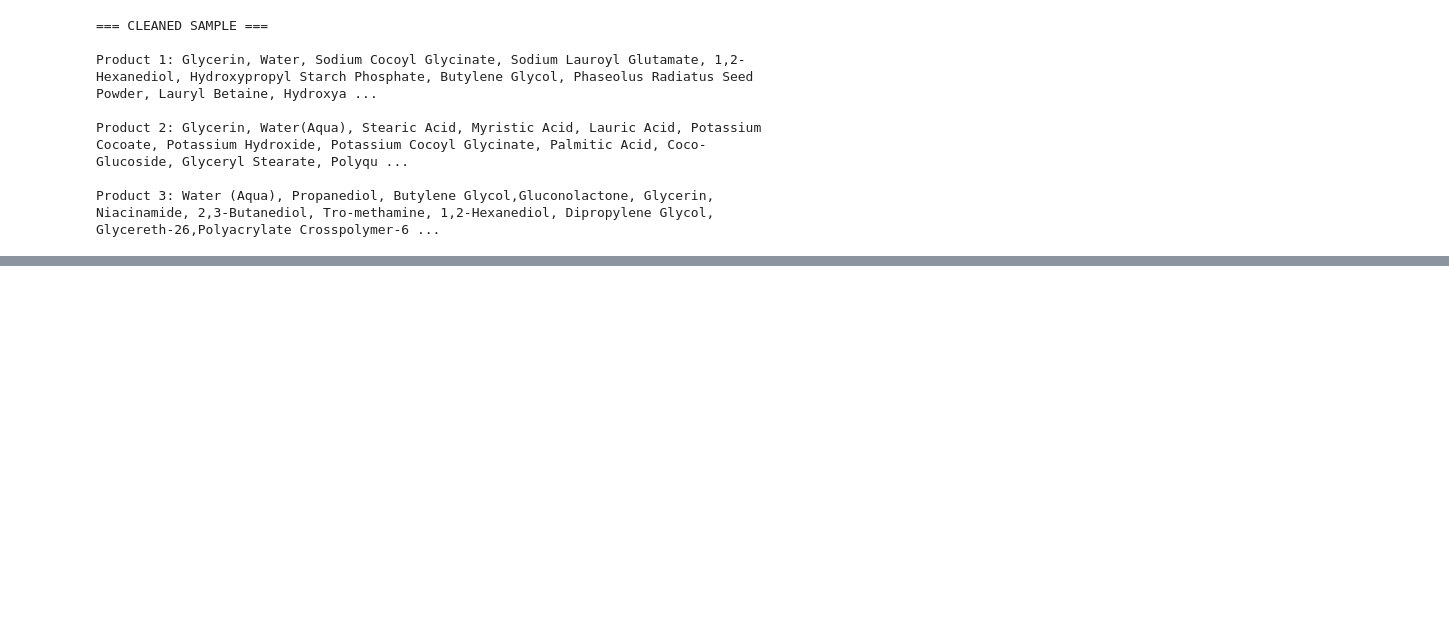
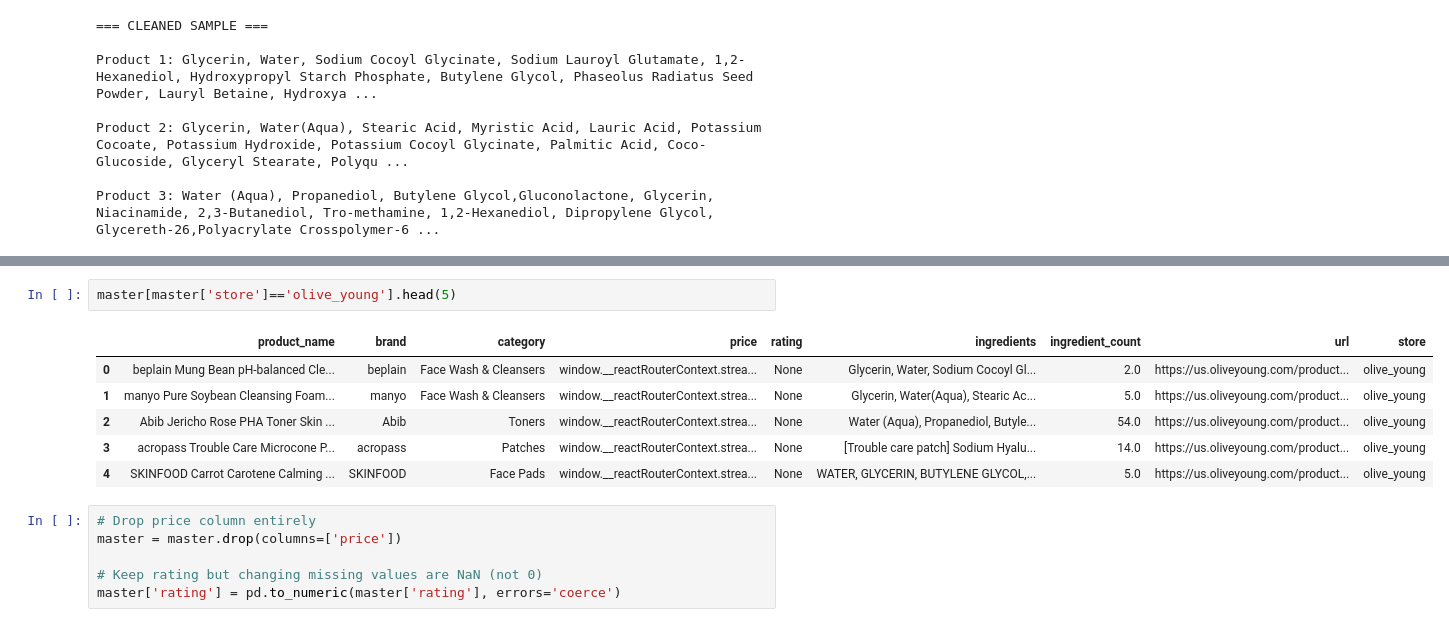
Before and after one commit to dairalmerino/Skinify, a Jupyter notebook: notebooks/04_merge_datasets.ipynb, the cells around one changed output, grey strips where cells are left out. Drawn from its saved outputs; the diff is of its cells as text; blank space fills up the shorter version.

```diff
--- a/notebooks/04_merge_datasets.ipynb
+++ b/notebooks/04_merge_datasets.ipynb
@@ -153,0 +191,15 @@ Product 3: Water (Aqua), Propanediol, Butylene Glycol,Gluconolactone, Glycerin,
+# %%
+master[master['store']=='olive_young'].head(5)
+# %% [output]
+|  | product_name | brand | category | price | rating | ingredients | ingredient_count | url | store |
+| 0 | beplain Mung Bean pH-balanced Cle... | beplain | Face Wash & Cleansers | window.__reactRouterContext.strea... | None | Glycerin, Water, Sodium Cocoyl Gl... | 2.0 | https://us.oliveyoung.com/product... | olive_young |
+| 1 | manyo Pure Soybean Cleansing Foam... | manyo | Face Wash & Cleansers | window.__reactRouterContext.strea... | None | Glycerin, Water(Aqua), Stearic Ac... | 5.0 | https://us.oliveyoung.com/product... | olive_young |
+| 2 | Abib Jericho Rose PHA Toner Skin ... | Abib | Toners | window.__reactRouterContext.strea... | None | Water (Aqua), Propanediol, Butyle... | 54.0 | https://us.oliveyoung.com/product... | olive_young |
+| 3 | acropass Trouble Care Microcone P... | acropass | Patches | window.__reactRouterContext.strea... | None | [Trouble care patch] Sodium Hyalu... | 14.0 | https://us.oliveyoung.com/product... | olive_young |
+| 4 | SKINFOOD Carrot Carotene Calming ... | SKINFOOD | Face Pads | window.__reactRouterContext.strea... | None | WATER, GLYCERIN, BUTYLENE GLYCOL,... | 5.0 | https://us.oliveyoung.com/product... | olive_young |
+# %%
+# Drop price column entirely
+master = master.drop(columns=['price'])
+
+# Keep rating but changing missing values are NaN (not 0)
+master['rating'] = pd.to_numeric(master['rating'], errors='coerce')
```
Also changed, not shown: parts of 5 cells of this notebook.
